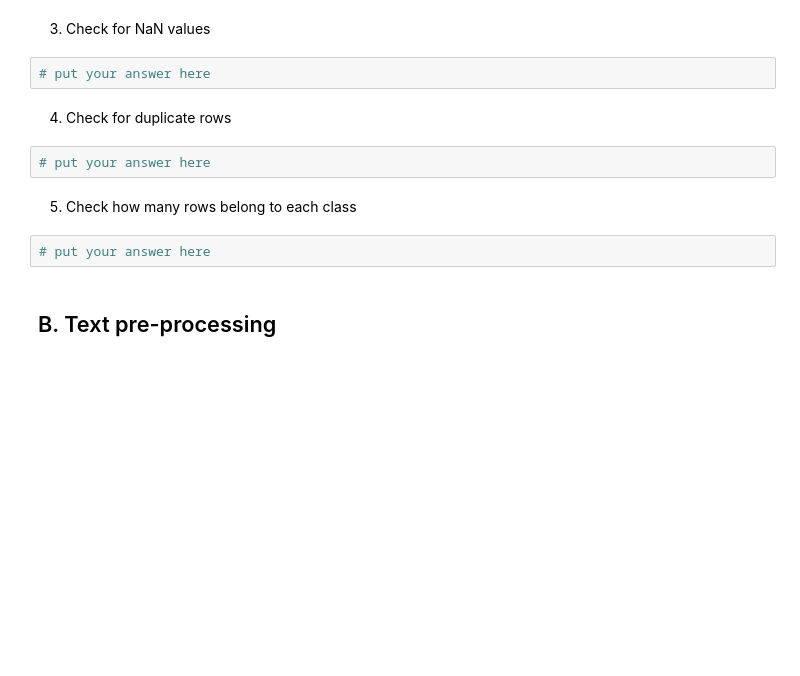
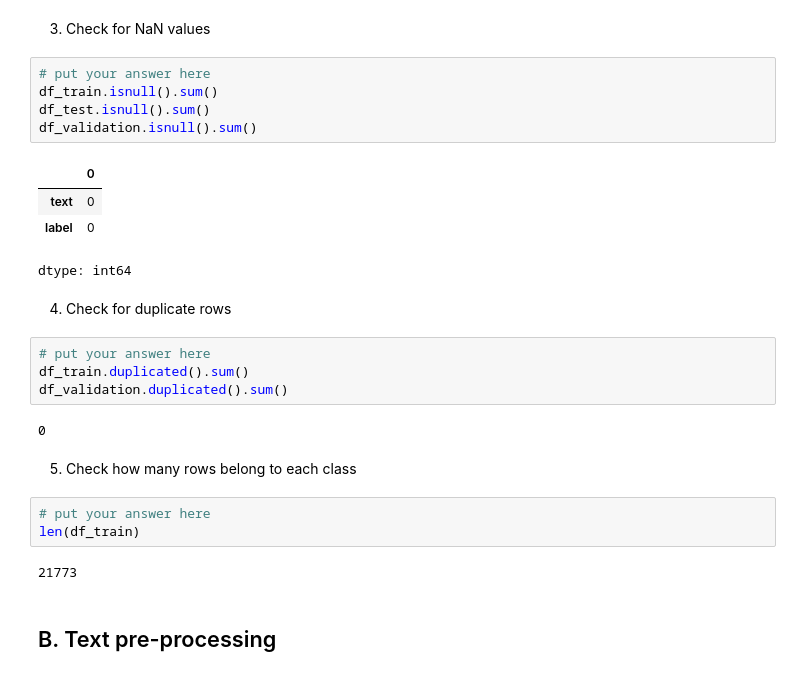
Before and after one commit to xinzhao2627/CCMACLRL_EXERCISES_COM222ML, a Jupyter notebook: Exercise7.ipynb, the cells around one changed output. Drawn from its saved outputs; the diff is of its cells as text; blank space fills up the shorter version.

```diff
--- a/Exercise7.ipynb
+++ b/Exercise7.ipynb
@@ -60,14 +119,29 @@ df_test = pd.read_csv("hf://datasets/mapsoriano/2016_2022_hate_speech_filipino/"
 3. Check for NaN values
 # %%
 # put your answer here
+df_train.isnull().sum()
+df_test.isnull().sum()
+df_validation.isnull().sum()
+# %% [output]
+|  | 0 |
+| text | 0 |
+| label | 0 |
+dtype: int64
 # %% [markdown]
 4. Check for duplicate rows
 # %%
 # put your answer here
+df_train.duplicated().sum()
+df_validation.duplicated().sum()
+# %% [output]
+0
 # %% [markdown]
 5. Check how many rows belong to each class
 # %%
 # put your answer here
+len(df_train)
+# %% [output]
+21773
 # %% [markdown]
 ## B. Text pre-processing
 # %% [markdown]
```
Also changed, not shown: parts of 29 cells of this notebook.
